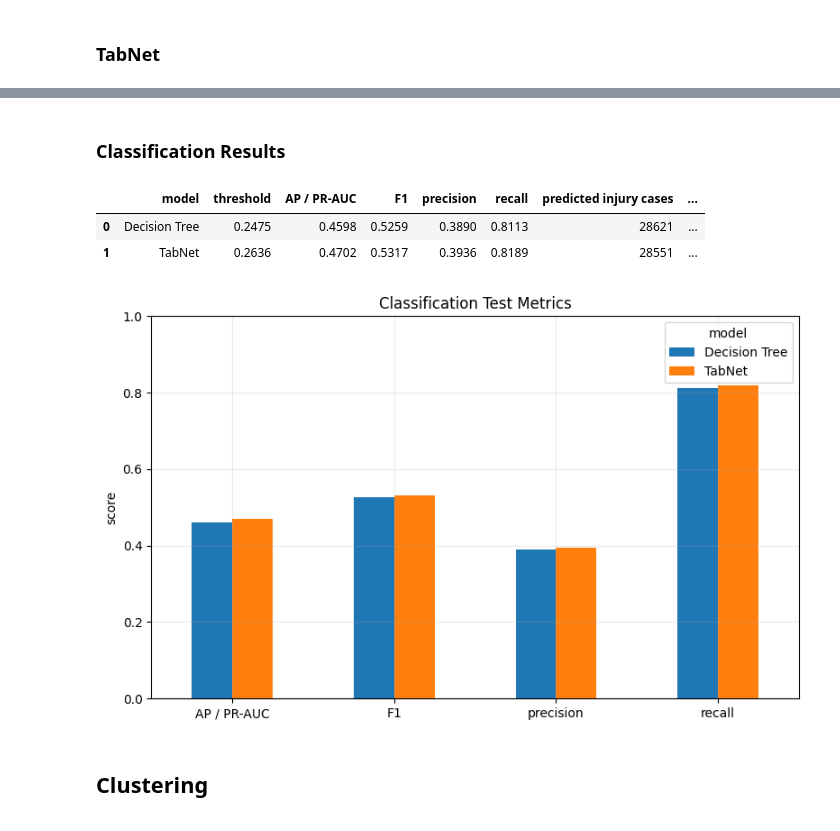
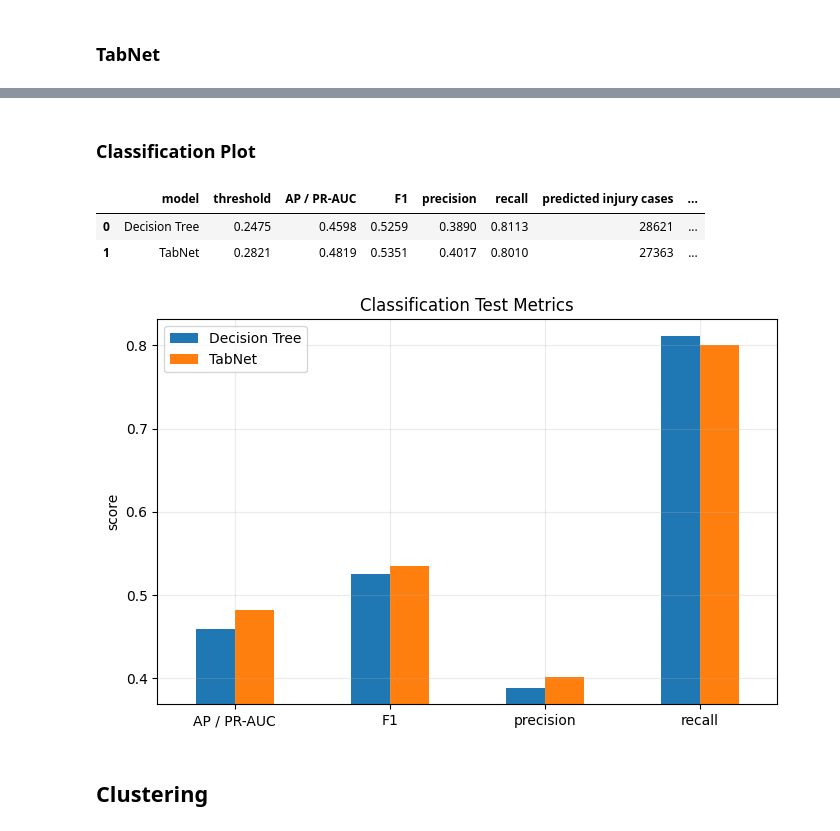
Before and after one commit to jorgencarbajal/ML_data_challenge, a Jupyter notebook: data_challenge.ipynb, the cells around one changed output, grey strips where cells are left out. Drawn from its saved outputs; the diff is of its cells as text; code cells hidden in the pictures.

Commit message:
classification notes complete

```diff
--- a/data_challenge.ipynb
+++ b/data_challenge.ipynb
@@ -85,10 +71,4 @@ RAW_DATA_PATH = DATA_DIR / RAW_DATA_NAME
 
 # Local fallback for this working repository.
 if not RAW_DATA_PATH.exists():
-    fallback_path = DATA_DIR / "original_data.csv"
-    if fallback_path.exists():
-        RAW_DATA_PATH = fallback_path
-    else:
-        raise FileNotFoundError(f"Expected raw data at {DATA_DIR / RAW_DATA_NAME}")
-
-print(f"Using raw data: {RAW_DATA_PATH}")
+    raise FileNotFoundError(f"Expected raw data at {DATA_DIR / RAW_DATA_NAME}")
@@ -457,16 +445,23 @@ Decision Tree test confusion matrix
 ### TabNet Helper Functions
 # %%
 def prepare_tabnet_data(X_train, X_val, X_test, feature_groups):
+    """
+    Prepares the train/validate/test data for the TabNet model. The function ultimately returns the processed versions of those splits along with which columns are categorical and the amount of categories per those columns.
+    """
+
+    # TabNet requires a fixture feature order. Since tabnet recieves data as arrays, column position needs ordering.
     ordered_features = feature_groups["numeric"] + feature_groups["categorical"] + feature_groups["binary"]
     X_train_p = pd.DataFrame(index=X_train.index)
     X_val_p = pd.DataFrame(index=X_val.index)
     X_test_p = pd.DataFrame(index=X_test.index)
 
+    # For each numeric column, calculate the median from the test set, and fill missing values with median inside train, validation, and test sets.
     for column in feature_groups["numeric"]:
         median_value = pd.to_numeric(X_train[column], errors="coerce").median()
         for source, target in [(X_train, X_train_p), (X_val, X_val_p), (X_test, X_test_p)]:
             target[column] = pd.to_numeric(source[column], errors="coerce").fillna(median_value).astype("float32")
 
+    # Convert text categories into integer codes from the training data.
     cat_idxs = []
     cat_dims = []
     for column in feature_groups["categorical"]:
@@ -481,11 +476,13 @@ def prepare_tabnet_data(X_train, X_val, X_test, feature_groups):
             values = source[column].astype("string").fillna("__MISSING__")
             target[column] = values.map(mapping).fillna(unknown_code).astype("int64")
 
+    # Fro each binary feature, find the most common from training data, fill train/val/test splits with that value
     for column in feature_groups["binary"]:
         mode_value = int(pd.to_numeric(X_train[column], errors="coerce").dropna().mode().iloc[0])
         for source, target in [(X_train, X_train_p), (X_val, X_val_p), (X_test, X_test_p)]:
             target[column] = pd.to_numeric(source[column], errors="coerce").fillna(mode_value).astype("int64")
 
+    # Return the processed data in the required ordering
     return (
         X_train_p[ordered_features],
         X_val_p[ordered_features],
@@ -557,23 +531,42 @@ TabNet test confusion matrix
 # %% [markdown]
-### Classification Results
+### Classification Plot
 # %%
+tree_results = metric_row("Decision Tree", y_test, tree_test_prob, tree_threshold)
+tabnet_results = metric_row("TabNet", y_test, tabnet_test_prob, tabnet_threshold)
 classification_results = pd.DataFrame([tree_results, tabnet_results])
+
 display(classification_results)
 
 metric_columns = ["AP / PR-AUC", "F1", "precision", "recall"]
-ax = classification_results.set_index("model")[metric_columns].T.plot(kind="bar", rot=0)
-ax.set_ylim(0, 1)
+
+fig, ax = plt.subplots(figsize=(8, 5))
+
+classification_results.set_index("model")[metric_columns].T.plot(
+    kind="bar",
+    rot=0,
+    ax=ax
+)
+
+# flatten metrics into an array
+metric_values = classification_results[metric_columns].to_numpy().ravel()
+
+padding = 0.02
+
+y_min = max(0, metric_values.min() - padding)
+y_max = min(1, metric_values.max() + padding)
+
+ax.set_ylim(y_min, y_max)
 ax.set_ylabel("score")
 ax.set_title("Classification Test Metrics")
-ax.legend(title="model")
-plt.tight_layout()
-plt.savefig(FIGURE_DIR / "classification_metric_comparison.png", dpi=200, bbox_inches="tight")
+ax.legend()
+ax.grid(True, alpha=0.25)
+
 plt.show()
 # %% [output]
 |  | model | threshold | AP / PR-AUC | F1 | precision | recall | predicted injury cases | ... |
 | 0 | Decision Tree | 0.2475 | 0.4598 | 0.5259 | 0.3890 | 0.8113 | 28621 | ... |
-| 1 | TabNet | 0.2636 | 0.4702 | 0.5317 | 0.3936 | 0.8189 | 28551 | ... |
+| 1 | TabNet | 0.2821 | 0.4819 | 0.5351 | 0.4017 | 0.8010 | 27363 | ... |
-[figure, old version]
+[figure, new version]
 # %% [markdown]
 ## Clustering
 # %% [markdown]
```
Also changed, not shown: parts of 16 cells of this notebook.
